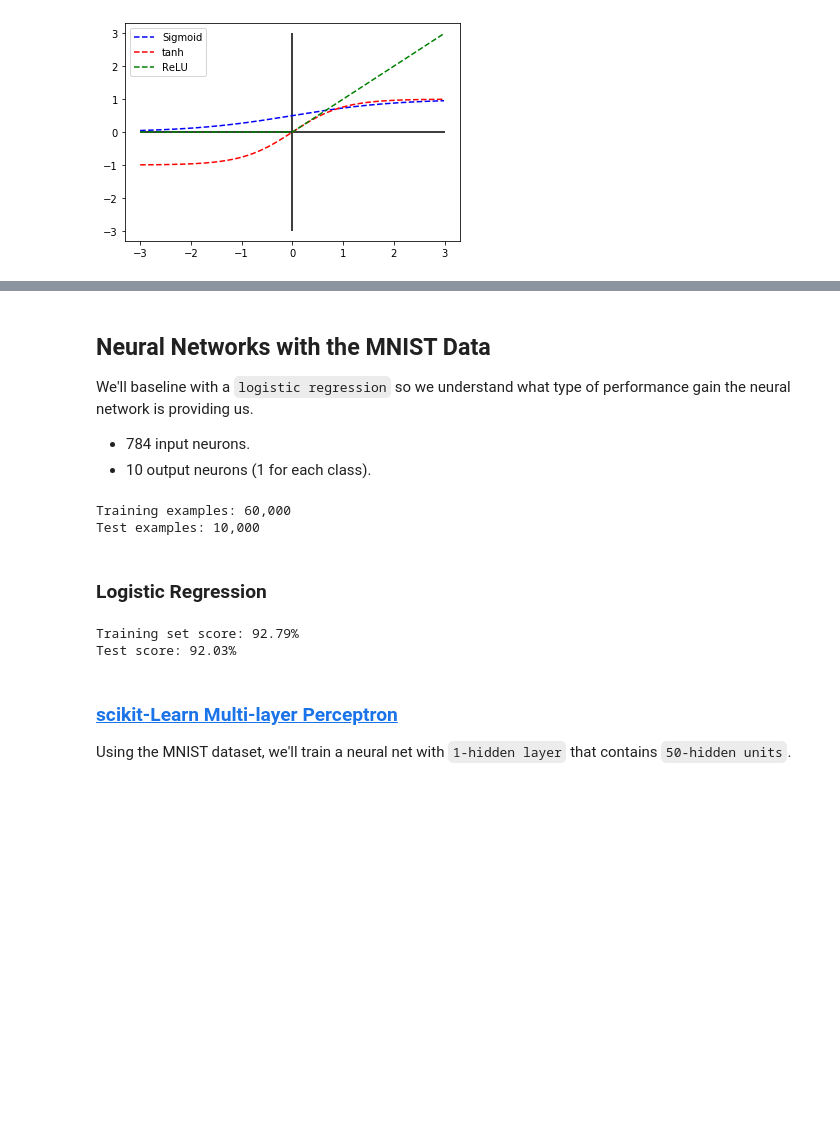
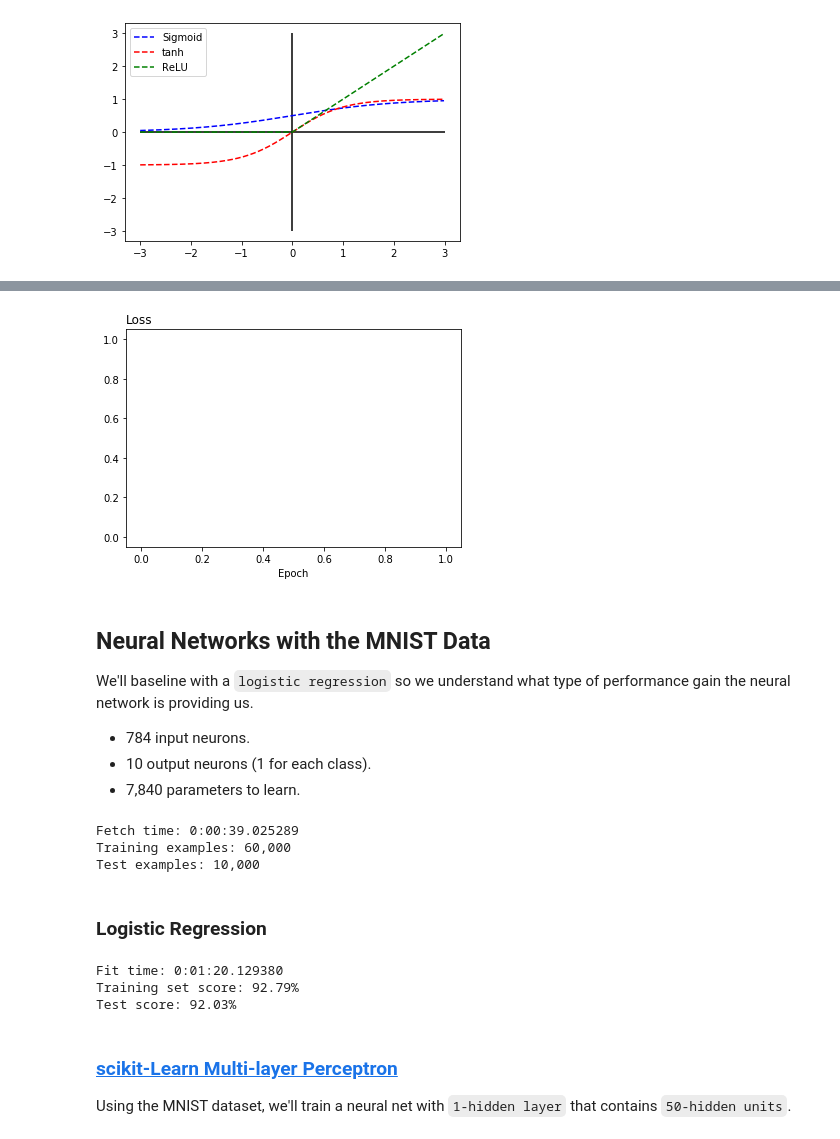
Before and after one commit to appliedecon/data602-lectures, a Jupyter notebook: week14/neural-networks.ipynb, the cells around one changed output, grey strips where cells are left out. Saved outputs shown, nothing was run; the diff lists cells and outputs as text; code cells hidden in the pictures; blank space fills up the shorter version.

```diff
--- a/week14/neural-networks.ipynb
+++ b/week14/neural-networks.ipynb
@@ -179,13 +382,30 @@ This is why it takes a lot of effort and compute to train certain models. Since
+# %%
+plt.plot(errors_)
+plt.title('Loss', loc='left')
+plt.xlabel('Epoch')
+plt.show()
+# %% [output]
+[figure, added]
 # %% [markdown]
 ## Neural Networks with the MNIST Data
 We'll baseline with a `logistic regression` so we understand what type of performance gain the neural network is providing us.
 
 - 784 input neurons.
 - 10 output neurons (1 for each class).
+- 7,840 parameters to learn.
 # %%
 from sklearn.datasets import fetch_openml
+import datetime
+
+st = datetime.datetime.now()
 
 X, y = fetch_openml("mnist_784", version=1, return_X_y=True)
+
+en = datetime.datetime.now()
+el = en - st
+
+print(f'Fetch time: {el}')
+
 X = X / 255.0
 
 # rescale the data, use the traditional train/test split
@@ -195,19 +415,28 @@ y_train, y_test = y[:60000], y[60000:]
 print(f'Training examples: {X_train.shape[0]:,}')
 print(f'Test examples: {X_test.shape[0]:,}')
 # %% [output]
+Fetch time: 0:00:39.025289
 Training examples: 60,000
 Test examples: 10,000
 # %% [markdown]
 ### Logistic Regression
 # %%
 from sklearn.linear_model import LogisticRegression
+import datetime
+
+st = datetime.datetime.now()
 
 lr = LogisticRegression(solver='liblinear')
 lr = lr.fit(X_train, y_train)
 
+en = datetime.datetime.now()
+el = en - st
+
+print(f'Fit time: {el}')
 print(f'Training set score: {lr.score(X_train, y_train):.2%}')
 print(f'Test score: {lr.score(X_test, y_test):.2%}')
 # %% [output]
+Fit time: 0:01:20.129380
 Training set score: 92.79%
 Test score: 92.03%
 # %% [markdown]
```
Also changed, not shown: parts of 36 cells of this notebook.
